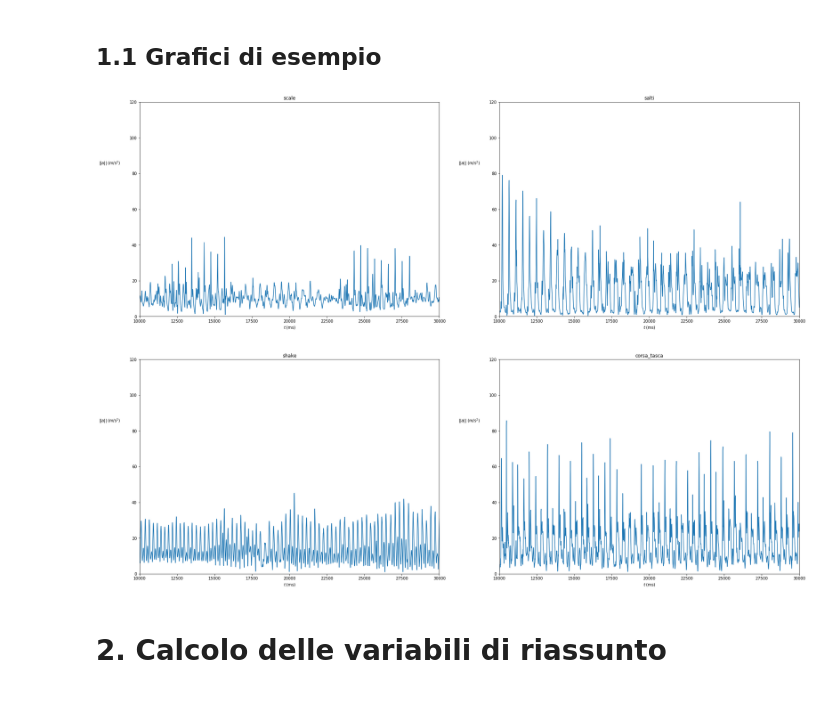
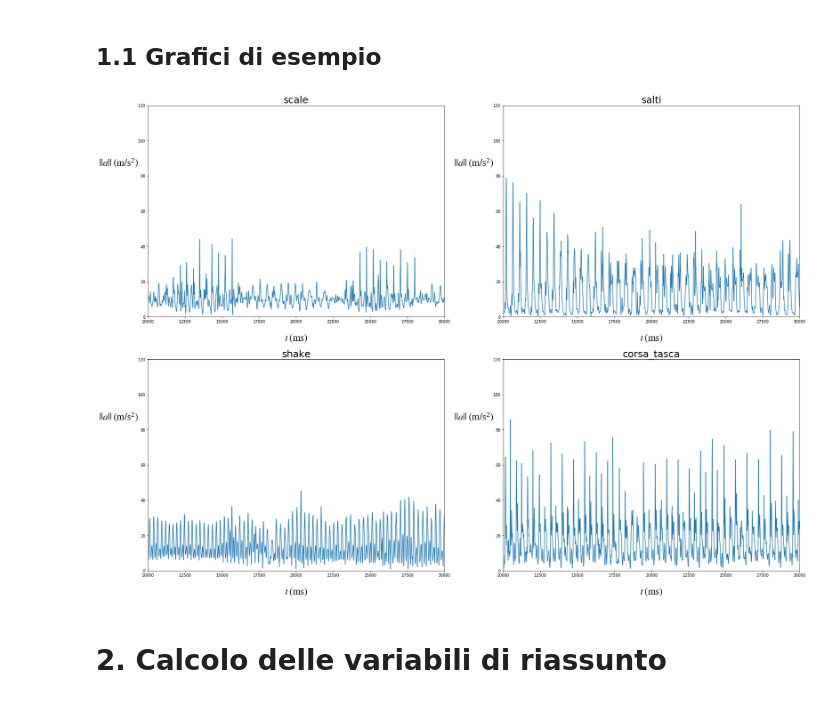
Before and after one commit to DedZago/msbd, a Jupyter notebook: LoadData.ipynb, the cells around one changed output. Cells and saved outputs as stored; diff of their text form; code cells hidden in the pictures.

```diff
--- a/LoadData.ipynb
+++ b/LoadData.ipynb
@@ -17,8 +17,11 @@ import seaborn as sns
 import tqdm
 
 # Font di LaTeX
-# from matplotlib import rc
-
+import matplotlib
+matplotlib.rcParams['mathtext.fontset'] = 'stix'
+matplotlib.rcParams['mathtext.rm'] = 'Bitstream Vera Sans'
+matplotlib.rcParams['mathtext.it'] = 'Bitstream Vera Sans:italic'
+matplotlib.rcParams['mathtext.bf'] = 'Bitstream Vera Sans:bold'
 # Scikit-Learn
 from sklearn.model_selection import train_test_split, ParameterGrid
 from sklearn.decomposition import PCA, FastICA
@@ -65,26 +68,26 @@ for i in tqdm.tqdm(range(len(DIR))):
 # %%
 DIRM = ['./PhonePi/data/scale-martina',
         './PhonePi/data/salti-daniele',
         './PhonePi/data/shake-anna',
         './PhonePi/data/corsa_tasca-alberto'
        ]
 loc = [1,2,3,4]
 plt.figure(figsize=(7.5*len(DIRM),5.5*len(DIRM)))
 for i in range(4):
     data = pd.read_csv(DIRM[i] + "/accelerometer.txt", names = ["user", "type", "t", "ax", "ay", "az"])
     data["t"] = data["t"] - data["t"].iloc[0]
     data = data[(data["t"] > 7000) & (data["t"] < (data["t"].max()-7000))]
     data["a"] = (pd.to_numeric(data["ax"])**2 + pd.to_numeric(data["ay"])**2 + pd.to_numeric(data["az"])**2)**0.5 # accelerazione in modulo
     ax = plt.subplot(2, 2, i+1 , ylim=(0,120), xlim = (10000,30000))
-    ax.set_ylabel(r"$\|\|a\|\|\;(\mathrm{ m/s}^2)$", rotation=0)
+    ax.set_ylabel(r"$\|\|a\|\|\;(\mathrm{ m/s}^2)$", rotation=0, fontsize=25, labelpad=25)
     ax.yaxis.set_label_coords(-0.1,0.7)
-    ax.set_xlabel(r"$t \;(\mathrm{ ms})$")
-    ax.set_title((DIRM[i].split("/")[-1]).split("-")[0])
+    ax.set_xlabel(r"$t \;(\mathrm{ ms})$", fontsize=25, labelpad=25)
+    ax.set_title((DIRM[i].split("/")[-1]).split("-")[0], fontsize=25,)
     plt.plot(data["t"],data["a"])
     plt.savefig(FIG_PATH+"espl.png", dpi=150)
 plt.show()
 # %% [output]
-[figure, old version]
+[figure, new version]
 # %% [markdown]
 # 2. Calcolo delle variabili di riassunto <a id=variabili> </a>
 # %%
```
Also changed, not shown: parts of 3 cells of this notebook, 5 other files.
